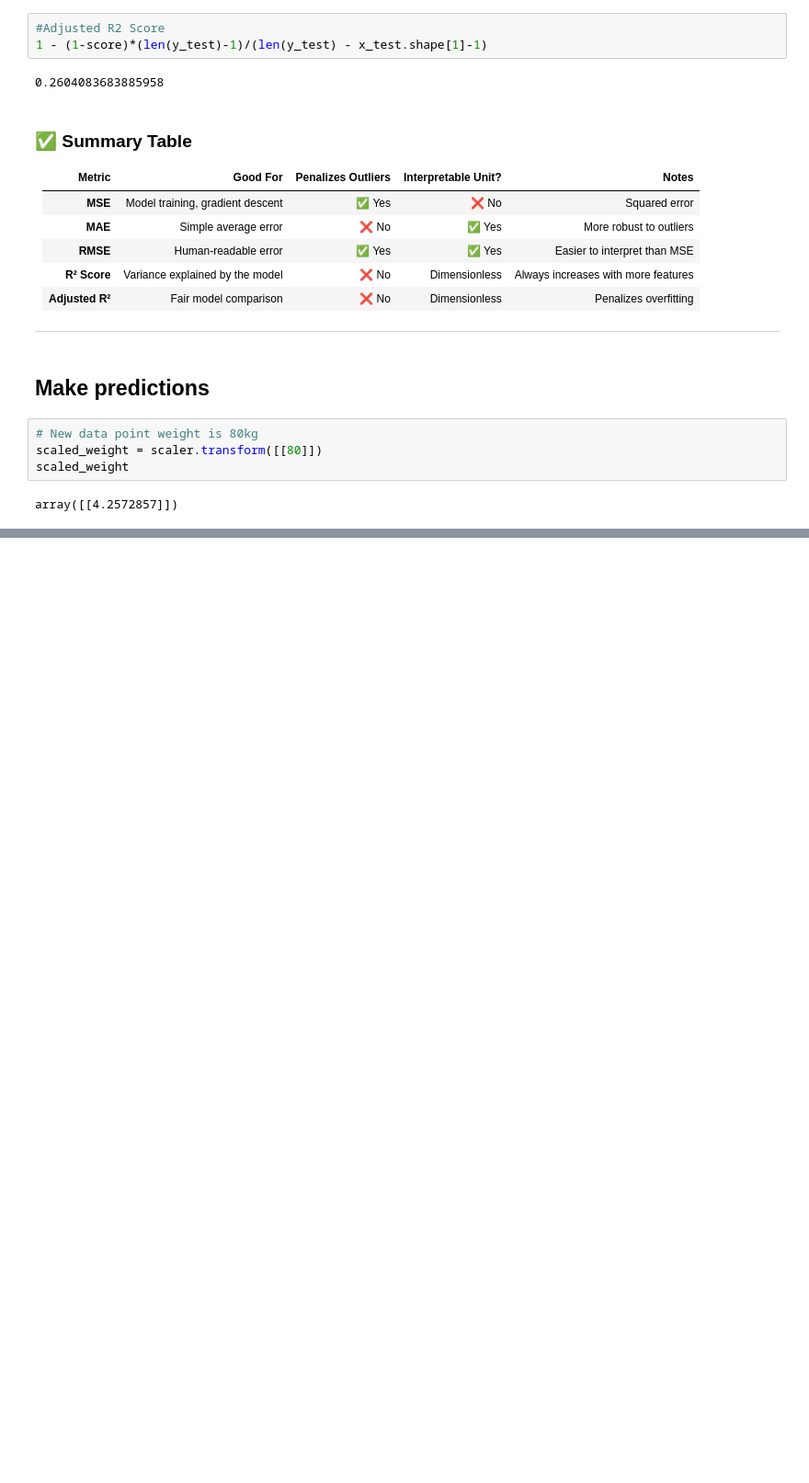
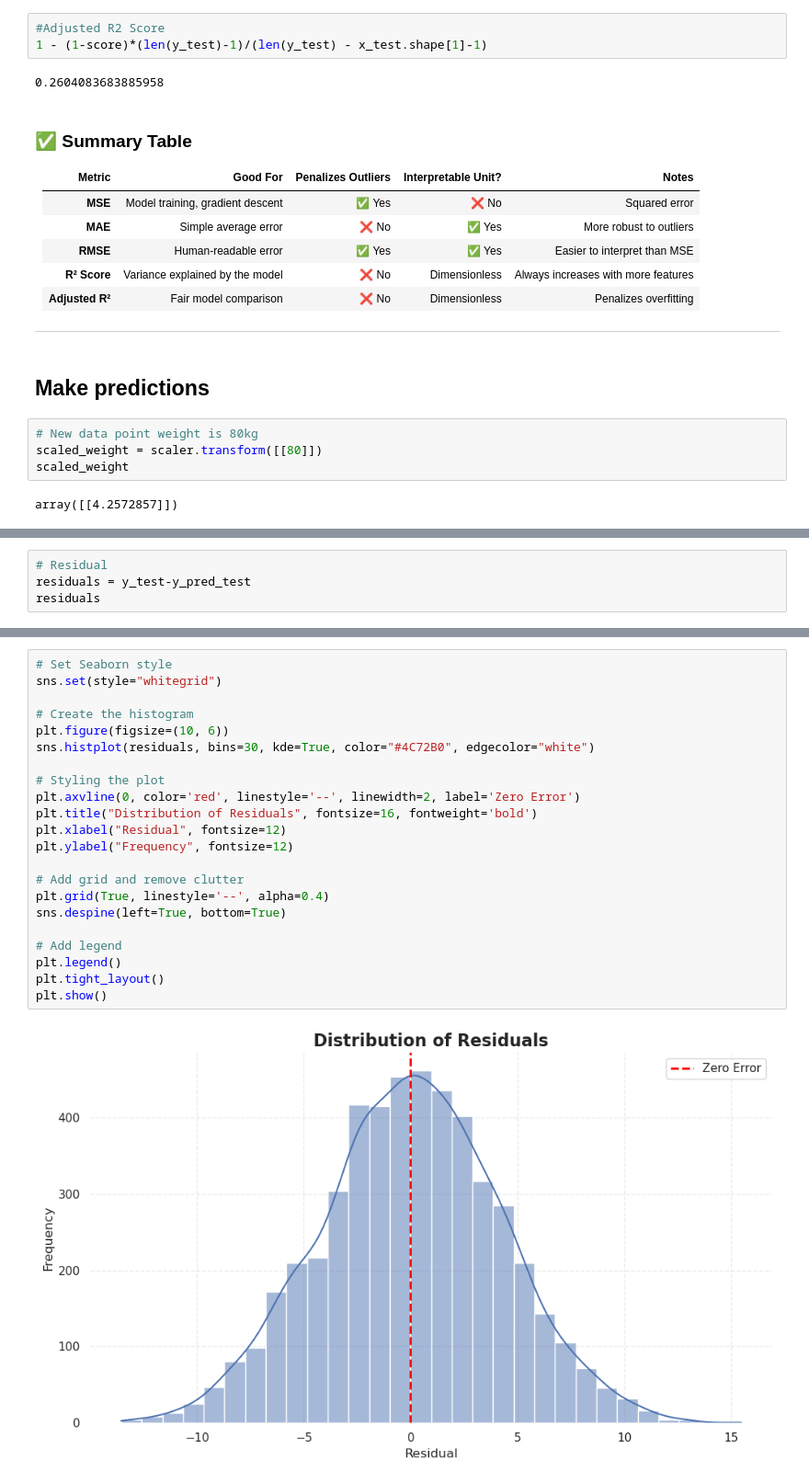
Before and after one commit to DanielEXT10/DataScience, a Jupyter notebook: SLR/SimpleLR.ipynb, the cells around one changed output, grey strips where cells are left out. Shown: that part at 92% size. Drawn from its saved outputs; the diff is of its cells as text; blank space fills up the shorter version.

```diff
--- a/SLR/SimpleLR.ipynb
+++ b/SLR/SimpleLR.ipynb
@@ -385,0 +391,4 @@ array([184.41141466])
+# %%
+# Residual
+residuals = y_test-y_pred_test
+residuals
@@ -385,0 +408,24 @@ array([184.41141466])
+# %%
+# Set Seaborn style
+sns.set(style="whitegrid")
+
+# Create the histogram
+plt.figure(figsize=(10, 6))
+sns.histplot(residuals, bins=30, kde=True, color="#4C72B0", edgecolor="white")
+
+# Styling the plot
+plt.axvline(0, color='red', linestyle='--', linewidth=2, label='Zero Error')
+plt.title("Distribution of Residuals", fontsize=16, fontweight='bold')
+plt.xlabel("Residual", fontsize=12)
+plt.ylabel("Frequency", fontsize=12)
+
+# Add grid and remove clutter
+plt.grid(True, linestyle='--', alpha=0.4)
+sns.despine(left=True, bottom=True)
+
+# Add legend
+plt.legend()
+plt.tight_layout()
+plt.show()
+# %% [output]
+[figure, added]
```
Also changed, not shown: parts of 6 cells of this notebook.
